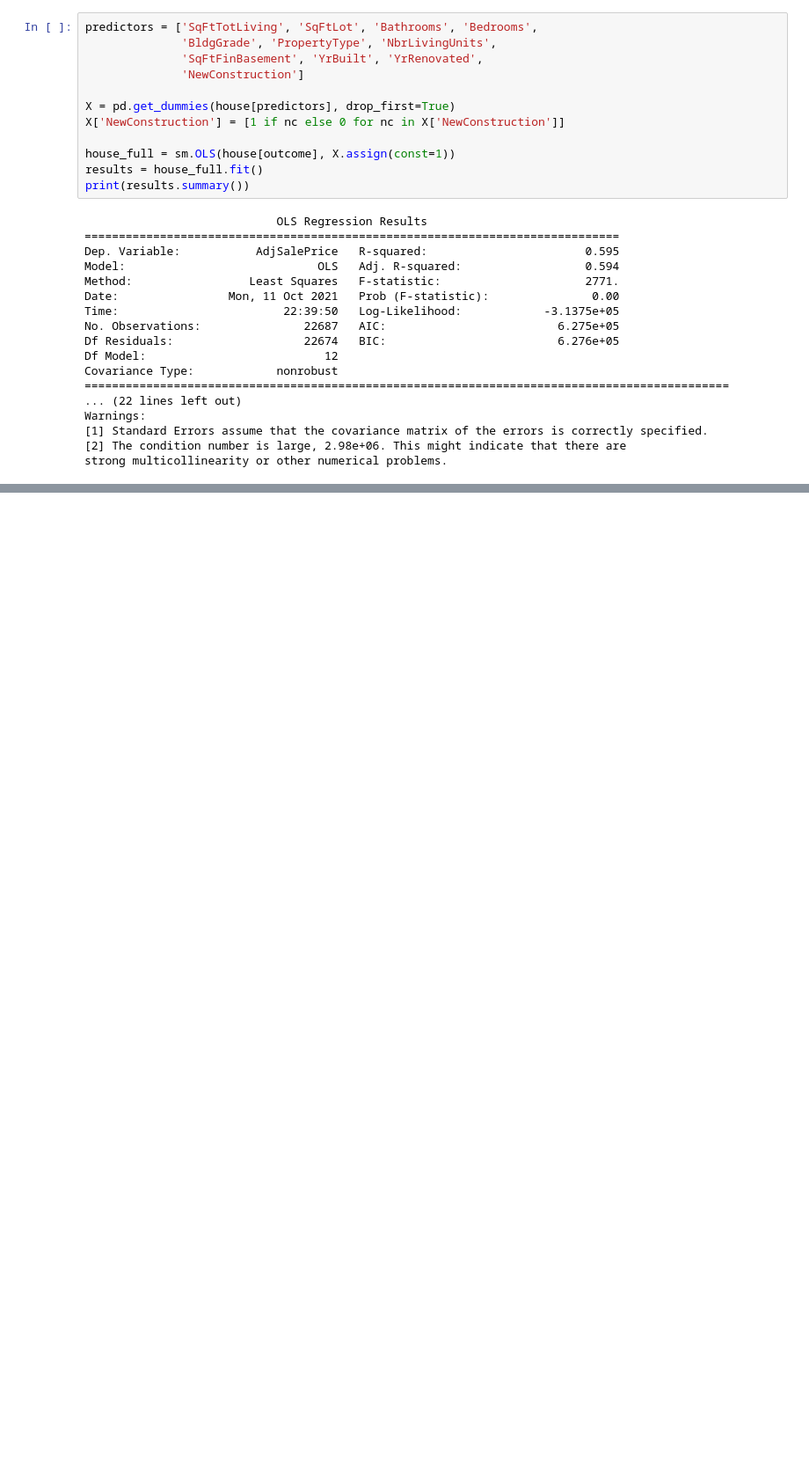
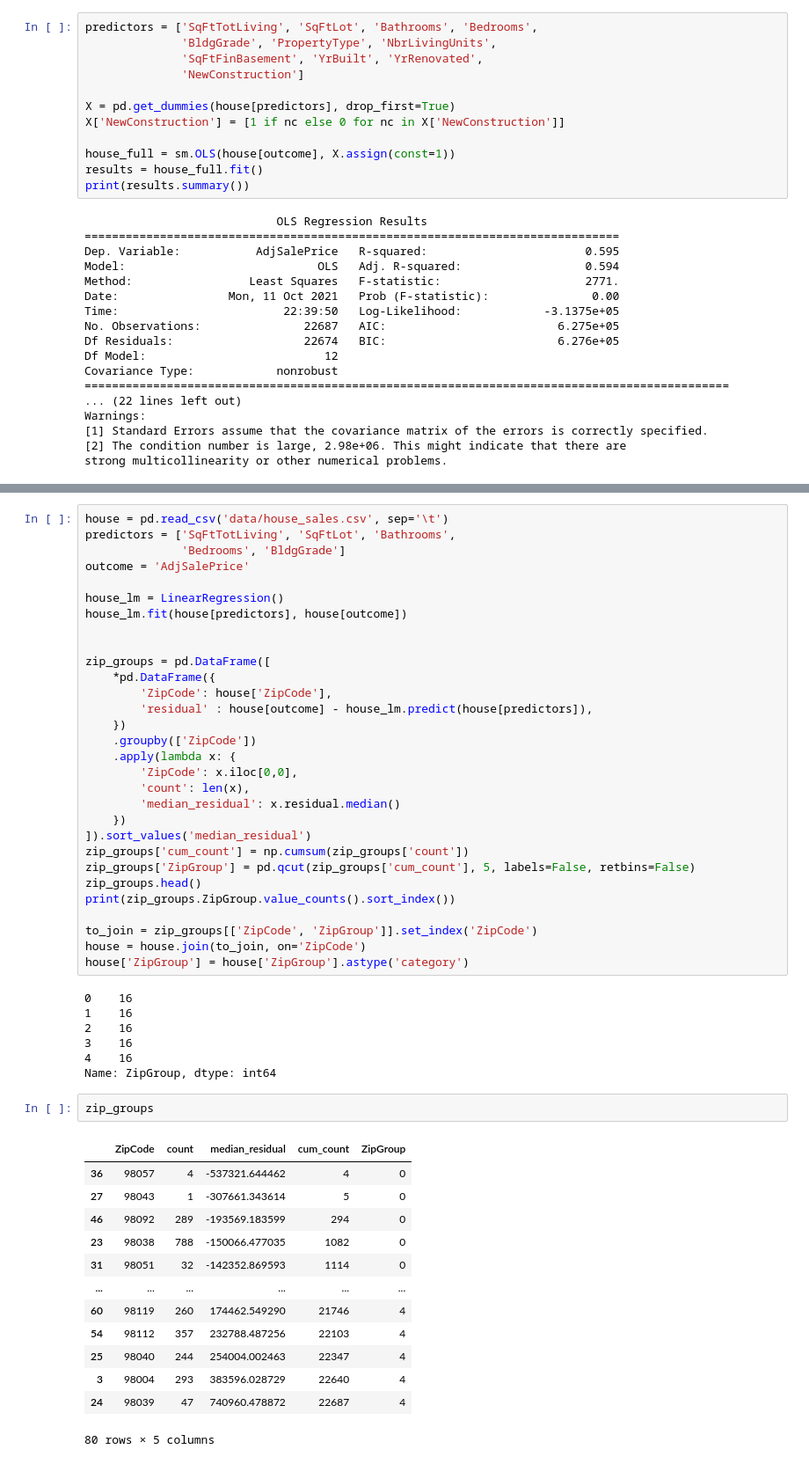
Before and after one commit to for-Statistics/Basic_statistic, a Jupyter notebook: 이화정/Chapter_04_code.ipynb, the cells around one changed output, grey strips where cells are left out. Shown: that part at 88% size. Cells and saved outputs as stored; diff of their text form; blank space fills up the shorter version.

```diff
--- a/이화정/Chapter_04_code.ipynb
+++ b/이화정/Chapter_04_code.ipynb
@@ -220,0 +347,53 @@ strong multicollinearity or other numerical problems.
+# %%
+house = pd.read_csv('data/house_sales.csv', sep='\t')
+predictors = ['SqFtTotLiving', 'SqFtLot', 'Bathrooms',
+              'Bedrooms', 'BldgGrade']
+outcome = 'AdjSalePrice'
+
+house_lm = LinearRegression()
+house_lm.fit(house[predictors], house[outcome])
+
+
+zip_groups = pd.DataFrame([
+    *pd.DataFrame({
+        'ZipCode': house['ZipCode'],
+        'residual' : house[outcome] - house_lm.predict(house[predictors]),
+    })
+    .groupby(['ZipCode'])
+    .apply(lambda x: {
+        'ZipCode': x.iloc[0,0],
+        'count': len(x),
+        'median_residual': x.residual.median()
+    })
+]).sort_values('median_residual')
+zip_groups['cum_count'] = np.cumsum(zip_groups['count'])
+zip_groups['ZipGroup'] = pd.qcut(zip_groups['cum_count'], 5, labels=False, retbins=False)
+zip_groups.head()
+print(zip_groups.ZipGroup.value_counts().sort_index())
+
+to_join = zip_groups[['ZipCode', 'ZipGroup']].set_index('ZipCode')
+house = house.join(to_join, on='ZipCode')
+house['ZipGroup'] = house['ZipGroup'].astype('category')
+# %% [output]
+0    16
+1    16
+2    16
+3    16
+4    16
+Name: ZipGroup, dtype: int64
+# %%
+zip_groups
+# %% [output]
+|  | ZipCode | count | median_residual | cum_count | ZipGroup |
+| 36 | 98057 | 4 | -537321.644462 | 4 | 0 |
+| 27 | 98043 | 1 | -307661.343614 | 5 | 0 |
+| 46 | 98092 | 289 | -193569.183599 | 294 | 0 |
+| 23 | 98038 | 788 | -150066.477035 | 1082 | 0 |
+| 31 | 98051 | 32 | -142352.869593 | 1114 | 0 |
+| ... | ... | ... | ... | ... | ... |
+| 60 | 98119 | 260 | 174462.549290 | 21746 | 4 |
+| 54 | 98112 | 357 | 232788.487256 | 22103 | 4 |
+| 25 | 98040 | 244 | 254004.002463 | 22347 | 4 |
+| 3 | 98004 | 293 | 383596.028729 | 22640 | 4 |
+| 24 | 98039 | 47 | 740960.478872 | 22687 | 4 |
+80 rows × 5 columns
```
Also changed, not shown: parts of 13 cells of this notebook.
